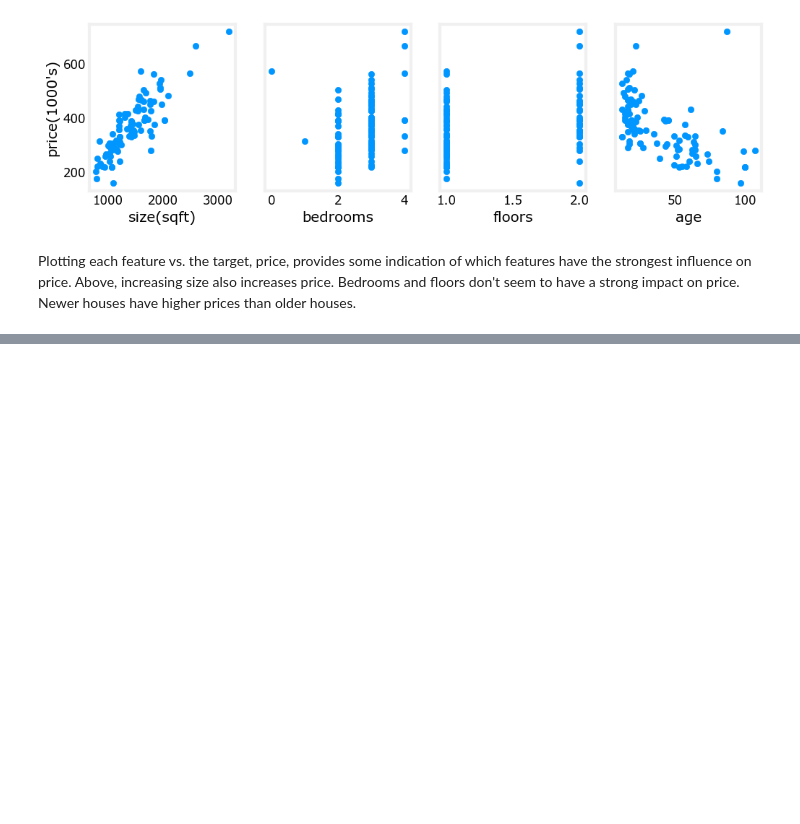
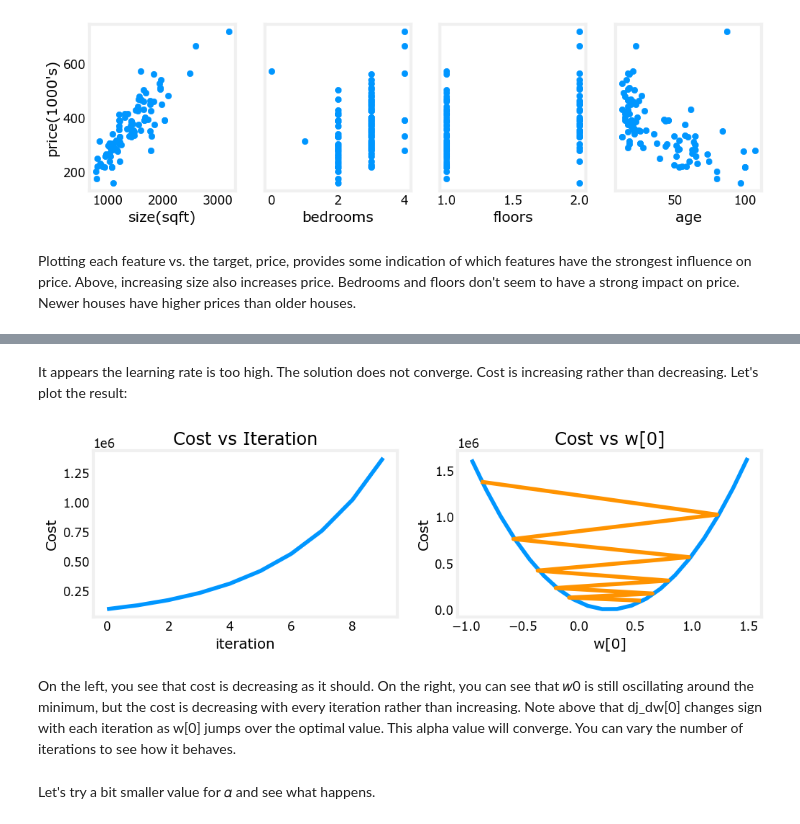
Before and after one commit to Pathum-Piyumal/Feature-scaling-and-Learning-Rate-Multi-variable-, a Jupyter notebook: regression_lab.ipynb, the cells around one changed output, grey strips where cells are left out. Saved outputs shown, nothing was run; the diff lists cells and outputs as text; code cells hidden in the pictures; blank space fills up the shorter version.

Commit message:
Updated data normalization and visualization sections; fixed scatter plot error

```diff
--- a/regression_lab.ipynb
+++ b/regression_lab.ipynb
@@ -45,3 +45,6 @@ plt.show()
 [figure]
 # %% [markdown]
 Plotting each feature vs. the target, price, provides some indication of which features have the strongest influence on price. Above, increasing size also increases price. Bedrooms and floors don't seem to have a strong impact on price. Newer houses have higher prices than older houses.
+# %%
+#set alpha to 9.9e-7
+_,_, hist = run_gradient_descent(X_train,y_train, 10,alpha=9.9e-7)
@@ -47,0 +65,12 @@ Plotting each feature vs. the target, price, provides some indication of which f
+# %% [markdown]
+It appears the learning rate is too high. The solution does not converge. Cost is increasing rather than decreasing. Let's plot the result:
+# %%
+plot_cost_i_w(X_train,y_train,hist)
+# %% [output]
+[figure, added]
+# %% [markdown]
+On the left, you see that cost is decreasing as it should. On the right, you can see that  𝑤0
+  is still oscillating around the minimum, but the cost is decreasing with every iteration rather than increasing. Note above that dj_dw[0] changes sign with each iteration as w[0] jumps over the optimal value. This alpha value will converge. You can vary the number of iterations to see how it behaves.
+# %% [markdown]
+Let's try a bit smaller value for  𝛼
+  and see what happens.
```
Also changed, not shown: parts of 23 cells of this notebook.
